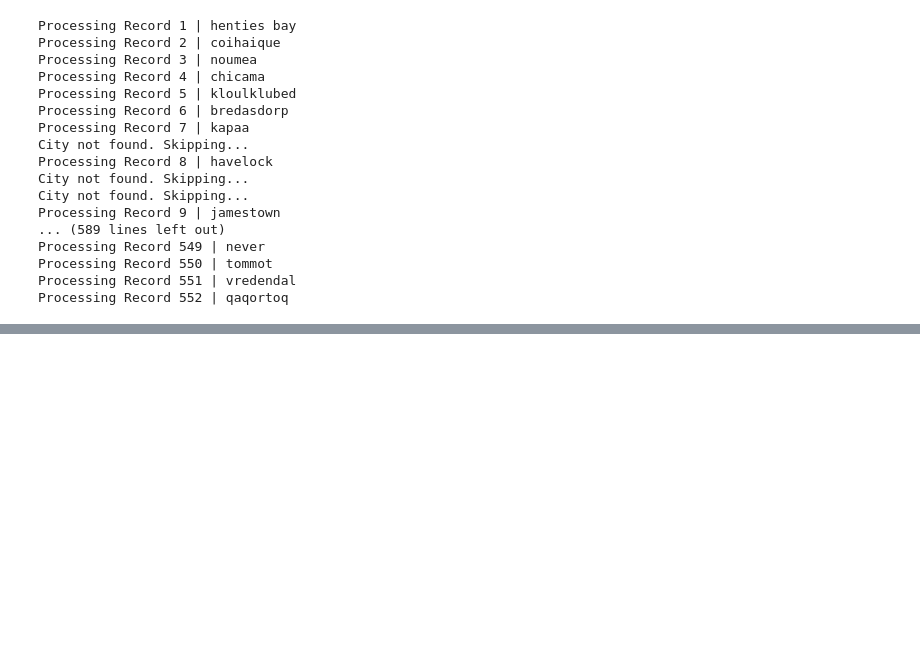
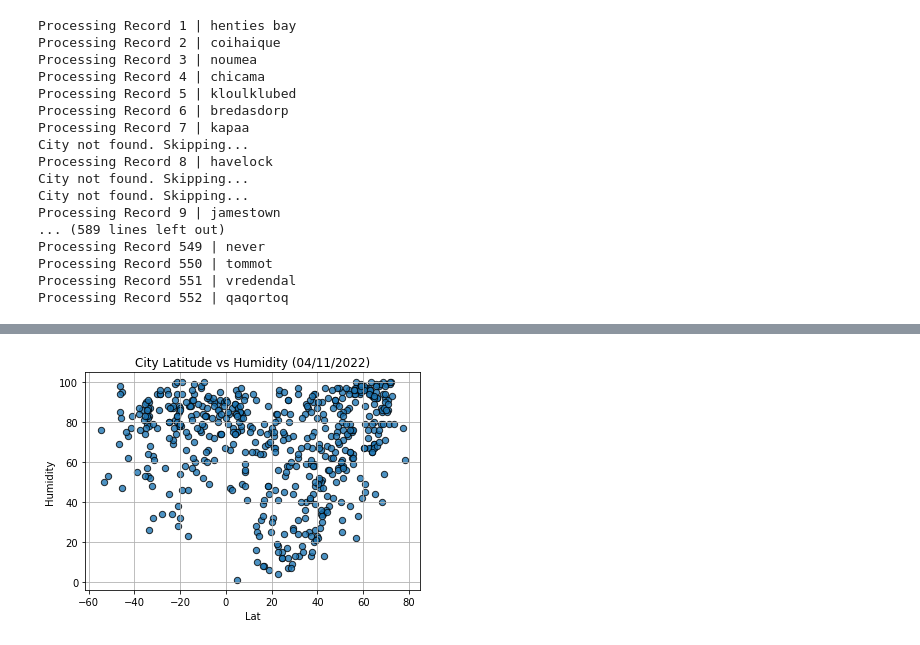
Before and after one commit to colebarnes7/python-api-challenge, a Jupyter notebook: WeatherPy/WeatherPy.ipynb, the cells around one changed output, grey strips where cells are left out. Drawn from its saved outputs; the diff is of its cells as text; code cells hidden in the pictures; blank space fills up the shorter version.

Commit message:
Added other 3 latitude vs's scatter plots

```diff
--- a/WeatherPy/WeatherPy.ipynb
+++ b/WeatherPy/WeatherPy.ipynb
@@ -159,0 +160,9 @@ plt.savefig("Output_Data/Latitude_Temperature.png")
+# %%
+# Plots the latitude vs the humidity on a scatter plot
+citydata.plot("Lat", "Humidity", kind="scatter", title="City Latitude vs Humidity (04/11/2022)",
+             grid=True, s=40, edgecolors="black", alpha=0.80)
+
+# Saves the plot as a png file in the output folder
+plt.savefig("Output_Data/Latitude_Humidity.png")
+# %% [output]
+[figure, added]
```
Also changed, not shown: parts of 8 cells of this notebook, 3 other files.
